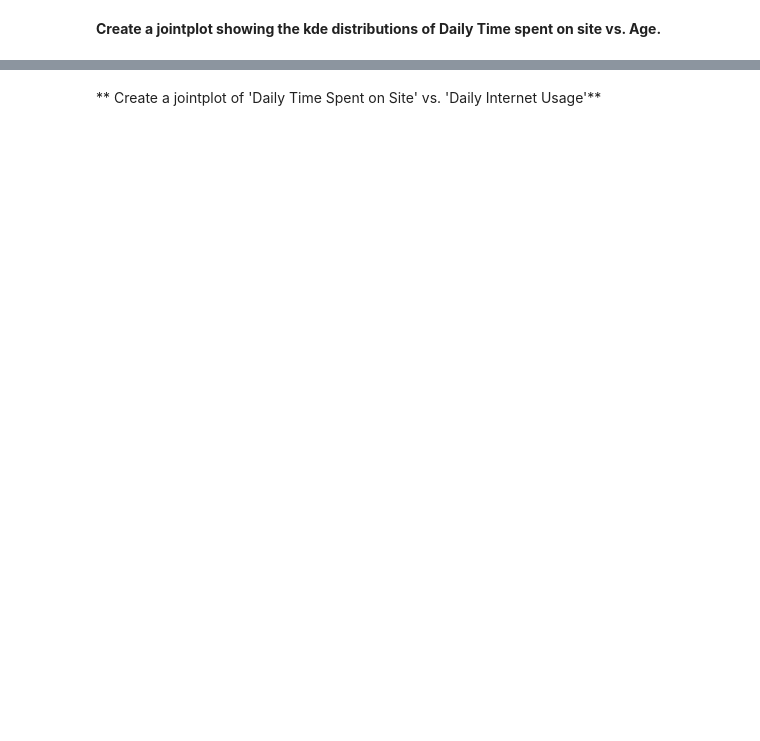
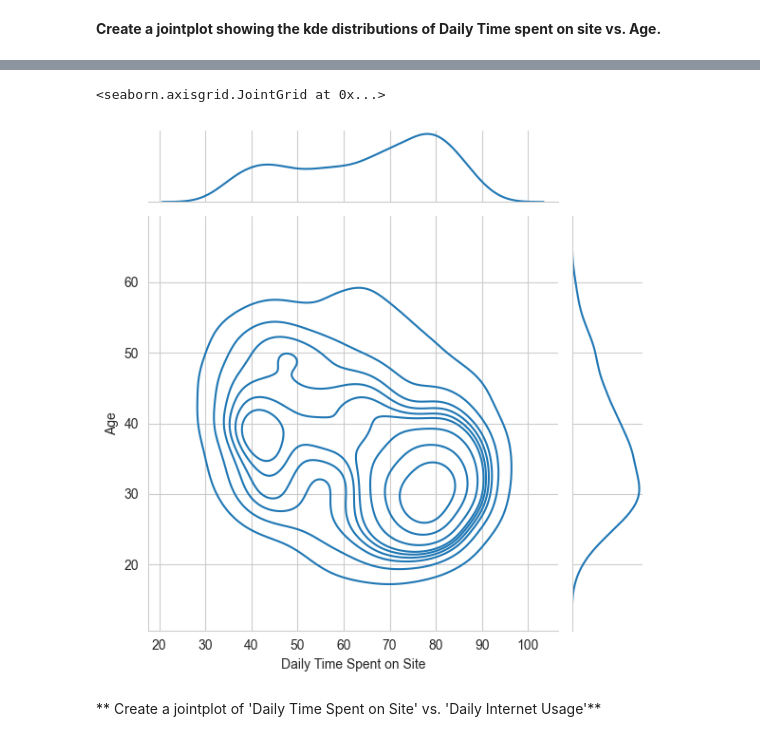
Before and after one commit to mkowusujr/Machine-Learning-Bootcamp, a Jupyter notebook: Python/Jose Portilla Course/12 Logistical Regression/logistic_Regression_project.ipynb, the cells around one changed output, grey strips where cells are left out. Saved outputs shown, nothing was run; the diff lists cells and outputs as text; code cells hidden in the pictures; blank space fills up the shorter version.

```diff
--- a/Python/Jose Portilla Course/12 Logistical Regression/logistic_Regression_project.ipynb
+++ b/Python/Jose Portilla Course/12 Logistical Regression/logistic_Regression_project.ipynb
@@ -88,2 +102,7 @@ sns.histplot(data=ad_data['Age'], bins=30, kde=True)
+# %%
+sns.jointplot(data=ad_data, x='Daily Time Spent on Site', y='Age', kind='kde', palette='rocket')
+# %% [output]
+<seaborn.axisgrid.JointGrid at 0x...>
+[figure, added]
 # %% [markdown]
 ** Create a jointplot of 'Daily Time Spent on Site' vs. 'Daily Internet Usage'**
```
Also changed, not shown: parts of 24 cells of this notebook, 2 other files.
